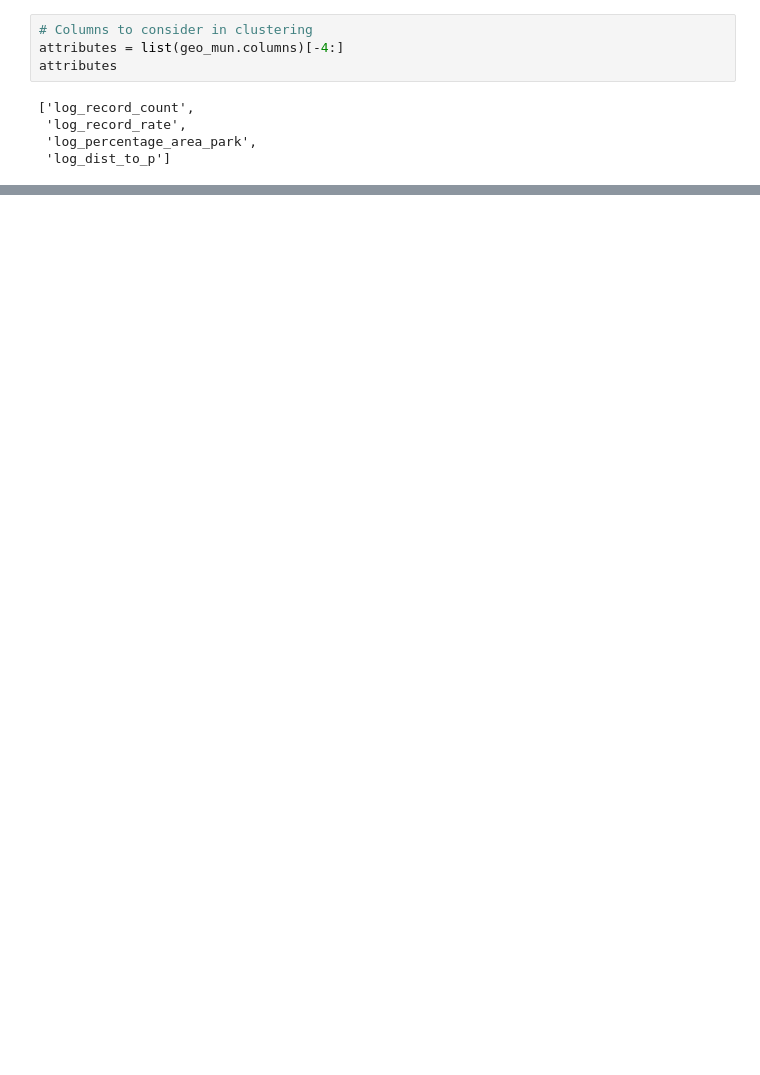
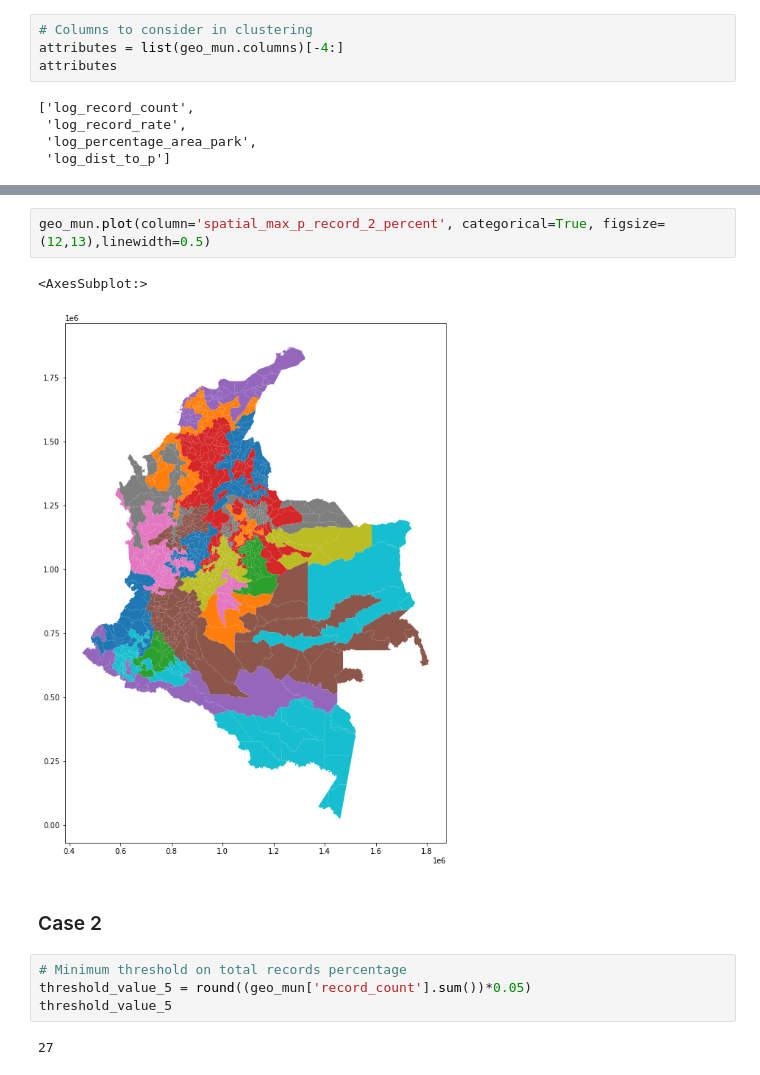
Before and after one commit to rpoandres/SE_Assessment, a Jupyter notebook: Main.ipynb, the cells around one changed output, grey strips where cells are left out. Saved outputs shown, nothing was run; the diff lists cells and outputs as text; blank space fills up the shorter version.

```diff
--- a/Main.ipynb
+++ b/Main.ipynb
@@ -639,3 +693,16 @@ attributes
+# %%
+geo_mun.plot(column='spatial_max_p_record_2_percent', categorical=True, figsize=(12,13),linewidth=0.5)
+# %% [output]
+<AxesSubplot:>
+[figure, added]
+# %% [markdown]
+### Case 2
+# %%
+# Minimum threshold on total records percentage
+threshold_value_5 = round((geo_mun['record_count'].sum())*0.05)
+threshold_value_5
+# %% [output]
+27
 # %%
 %%time
 RANDOM_SEED = 123456
```
Also changed, not shown: parts of 35 cells of this notebook.
